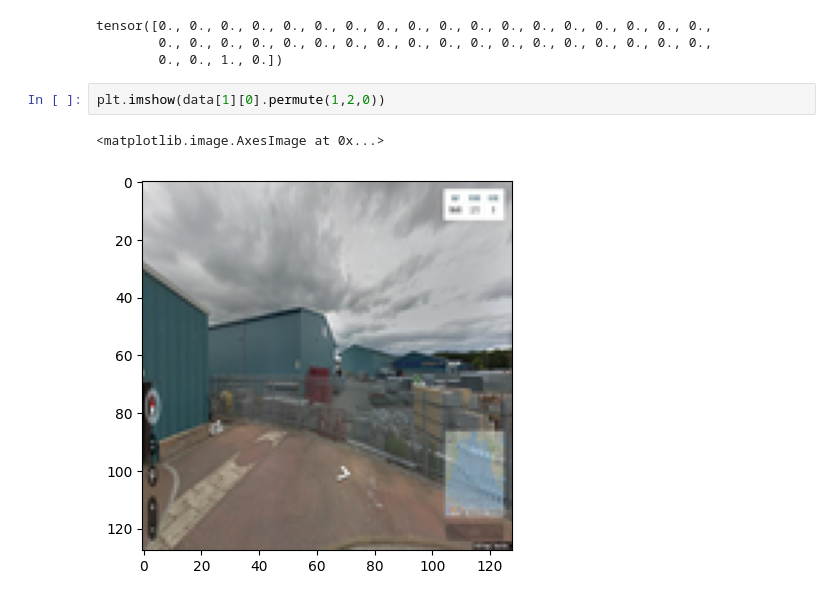
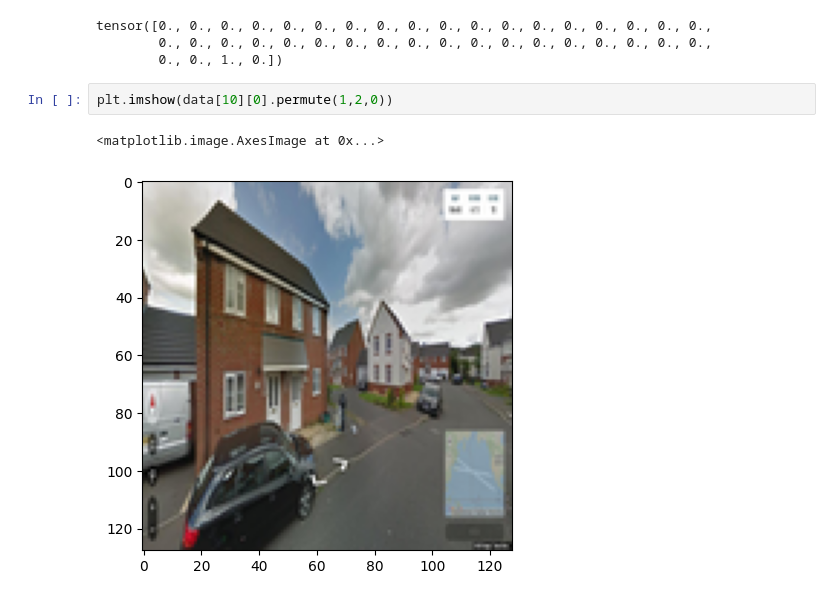
Before and after one commit to AlessandroCesaTs/Street_View_Generator, a Jupyter notebook: check_generation.ipynb, the cells around one changed output. Saved outputs shown, nothing was run; the diff lists cells and outputs as text.

```diff
--- a/check_generation.ipynb
+++ b/check_generation.ipynb
@@ -14,10 +14,10 @@ tensor([0., 0., 0., 0., 0., 0., 0., 0., 0., 0., 0., 0., 0., 0., 0., 0., 0., 0.,
         0., 0., 0., 0., 0., 0., 0., 0., 0., 0., 0., 0., 0., 0., 0., 0., 0., 0.,
         0., 0., 1., 0.])
 # %%
-plt.imshow(data[1][0].permute(1,2,0))
+plt.imshow(data[10][0].permute(1,2,0))
 # %% [output]
 <matplotlib.image.AxesImage at 0x...>
-[figure, old version]
+[figure, new version]
 # %%
 model=VariationalAutoEncoder(256)
 model.load_state_dict(torch.load('models/model5e-05_256.pt',map_location=device))
```
Also changed, not shown: parts of 3 cells of this notebook, 4 other files.
